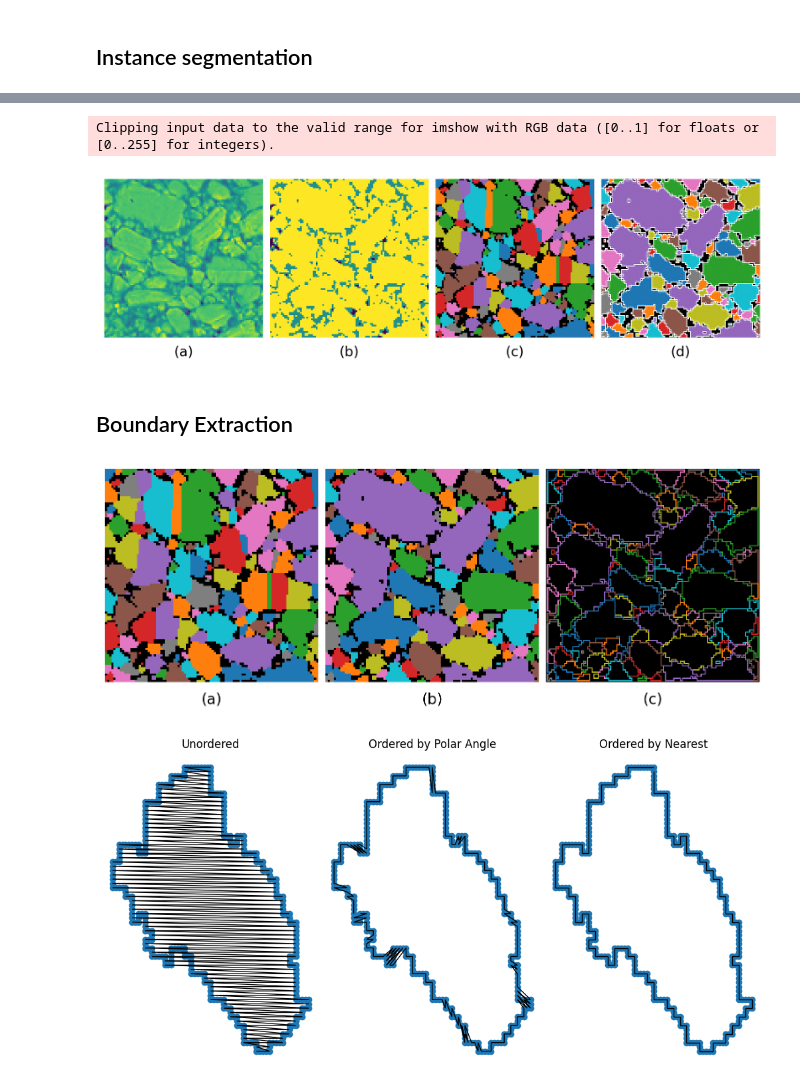
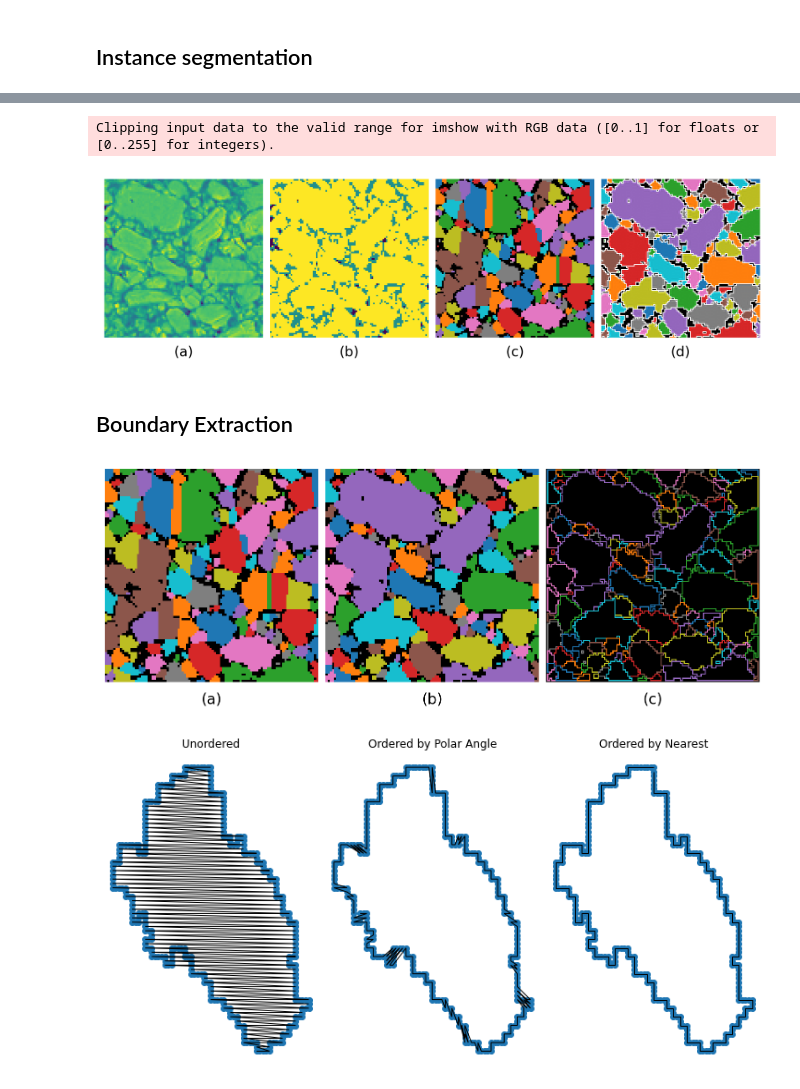
Before and after one commit to GusBusDraws/mhe-analysis, a Jupyter notebook: nbs/45-sem-subpixel.ipynb, the cells around one changed output, grey strips where cells are left out. Cells and saved outputs as stored; diff of their text form; code cells hidden in the pictures.

```diff
--- a/nbs/45-sem-subpixel.ipynb
+++ b/nbs/45-sem-subpixel.ipynb
@@ -114,37 +116,40 @@ Segmenting images...
 # %%
 %matplotlib inline
 merge_groups = [
-    [15, 18, 29, 30, 32, 33, 35],
+    [15, 18, 30, 31, 32, 33, 36],
     [16, 19],
     [21, 24],
-    [31, 36, 37],
+    [29, 35, 37],
     [38, 41],
     [39, 40],
     [47, 51, 54],
     [57, 62],
-    [67, 68, 72],
+    [65, 68, 72],
     [82, 83, 84, 89],
-    [59, 65],
-    [70, 71],
+    [46, 50],
+    [59, 66],
+    [69, 71],
     [80, 88],
-    [104, 105, 109],
-    [111, 112],
+    [105, 106, 112],
+    [98, 100, 101],
+    [107, 108],
 ]
 merge_labeled = img_labeled.copy()
+# merge_labeled = np.zeros_like(img_labeled)
 for merge in merge_groups:
     for label in merge:
         merge_labeled[img_labeled == label] = merge[0]
 merge_colors = view.color_labels(merge_labeled, return_image=True)
 fig, ax = view.images(
     [
         img_crop,
         img_sem_man,
         img_colors,
         segmentation.mark_boundaries(merge_colors, merge_labeled, mode='subpixel', color=(1,1,1)),
     ], imgs_per_row=4, dpi=300, subplot_letters=True, fig_w=8)
 # %% [output]
 Clipping input data to the valid range for imshow with RGB data ([0..1] for floats or [0..255] for integers).
-[figure, old version]
+[figure, new version]
 # %% [markdown]
 ## Boundary Extraction
 # %%
@@ -160,7 +165,7 @@ for i in labels[labels > 0]:
     reg_bw = np.zeros_like(merge_labeled_padded)
     reg_bw[merge_labeled_padded == i] = 1
     # Fill holes to ensure all points are around the outer edge
-    reg_bw = ndi.binary_fill_holes(reg_bw).astype(np.ubyte)
+    reg_bw = ndimage.binary_fill_holes(reg_bw).astype(np.ubyte)
     # Find subpixel boundaries
     subpixel_bounds = segmentation.find_boundaries(
         reg_bw, mode='subpixel').astype(np.ubyte)
@@ -171,7 +176,7 @@ fig, ax = view.images([
     view.color_labels(subpixel_viz, return_image=True),
 ], imgs_per_row=3, dpi=200, subplot_letters=True)
 # %% [output]
-[figure, old version]
+[figure, new version]
 # %%
 subpixel_bounds = segmentation.find_boundaries(
     merge_labeled == 47, mode='subpixel').astype(np.ubyte)
```
Also changed, not shown: parts of 9 cells of this notebook, 1 other file.
